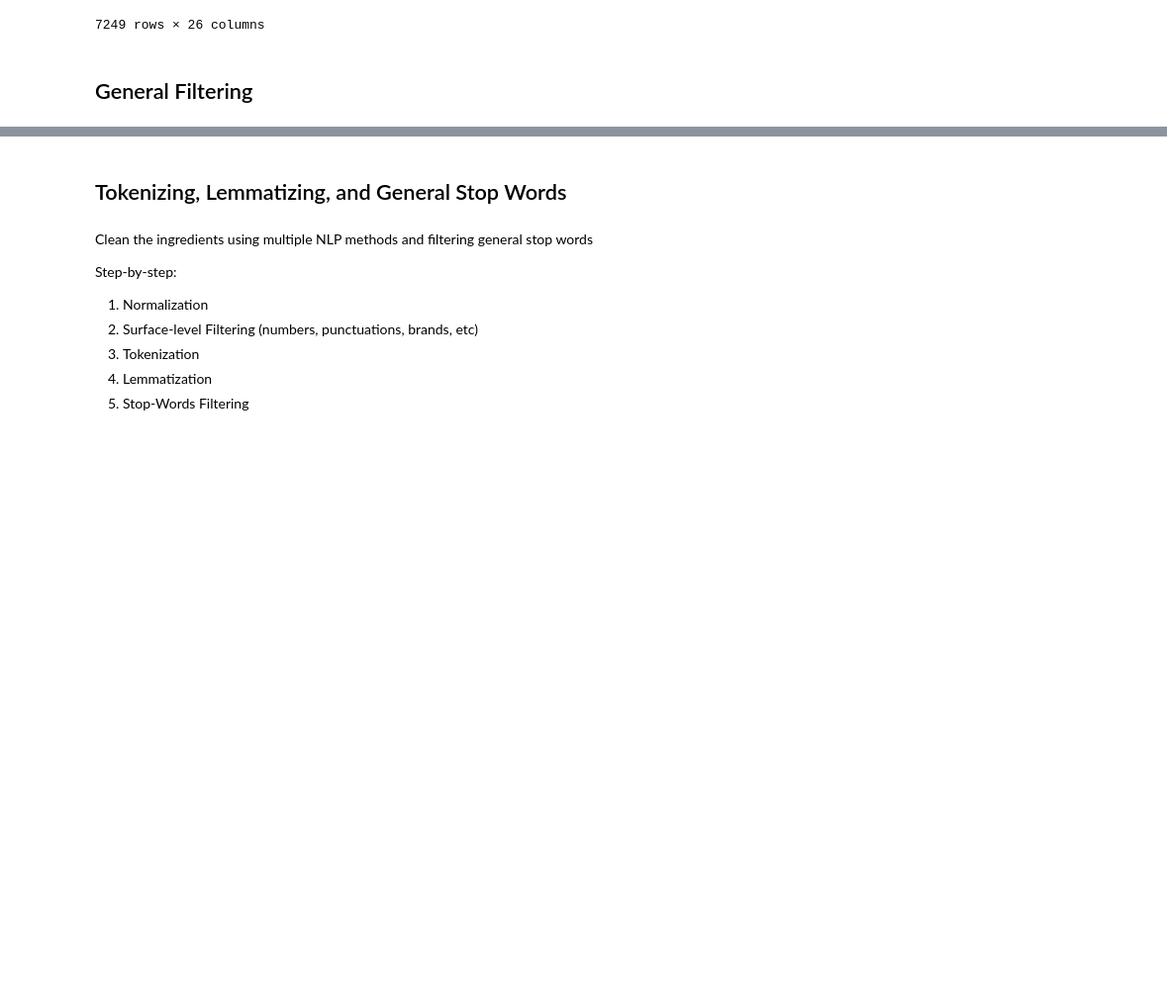
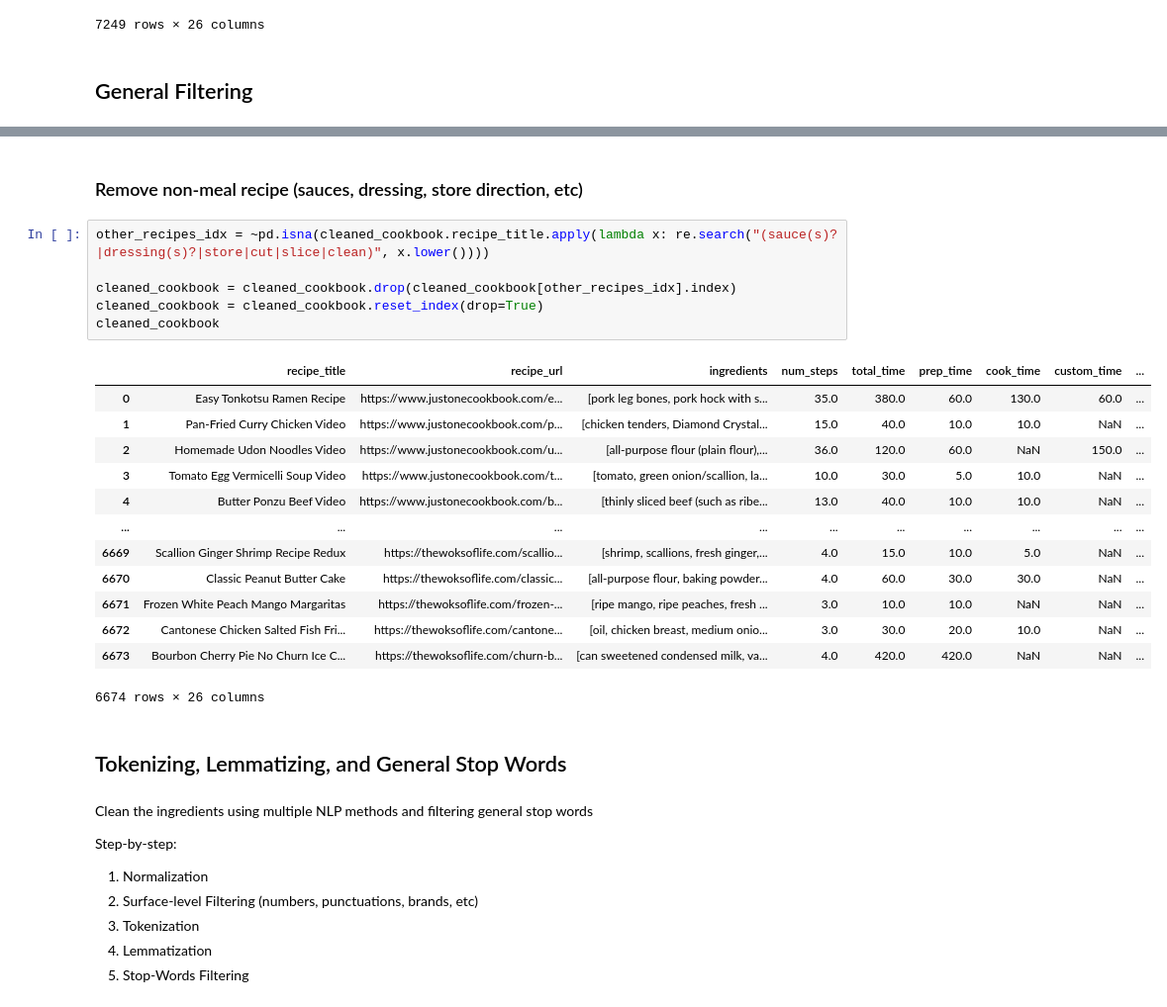
Before and after one commit to alfredmastan/food-recommendation, a Jupyter notebook: data_preprocessing.ipynb, the cells around one changed output, grey strips where cells are left out. Shown at 99% size. Saved outputs shown, nothing was run; the diff lists cells and outputs as text; blank space fills up the shorter version.

Commit message:
more cleaning + hyperparameter tuning

```diff
--- a/data_preprocessing.ipynb
+++ b/data_preprocessing.ipynb
@@ -56,4 +58,26 @@ cleaned_cookbook
 7150 rows × 26 columns
+# %% [markdown]
+### Remove non-meal recipe (sauces, dressing, store direction, etc)
+# %%
+other_recipes_idx = ~pd.isna(cleaned_cookbook.recipe_title.apply(lambda x: re.search("(sauce(s)?|dressing(s)?|store|cut|slice|clean)", x.lower())))
+
+cleaned_cookbook = cleaned_cookbook.drop(cleaned_cookbook[other_recipes_idx].index)
+cleaned_cookbook = cleaned_cookbook.reset_index(drop=True)
+cleaned_cookbook
+# %% [output]
+|  | recipe_title | recipe_url | ingredients | num_steps | total_time | prep_time | cook_time | custom_time | ... |
+| 0 | Easy Tonkotsu Ramen Recipe | https://www.justonecookbook.com/e... | [pork leg bones, pork hock with s... | 35.0 | 380.0 | 60.0 | 130.0 | 60.0 | ... |
+| 1 | Pan-Fried Curry Chicken Video | https://www.justonecookbook.com/p... | [chicken tenders, Diamond Crystal... | 15.0 | 40.0 | 10.0 | 10.0 | NaN | ... |
+| 2 | Homemade Udon Noodles Video | https://www.justonecookbook.com/u... | [all-purpose flour (plain flour),... | 36.0 | 120.0 | 60.0 | NaN | 150.0 | ... |
+| 3 | Tomato Egg Vermicelli Soup Video | https://www.justonecookbook.com/t... | [tomato, green onion/scallion, la... | 10.0 | 30.0 | 5.0 | 10.0 | NaN | ... |
+| 4 | Butter Ponzu Beef Video | https://www.justonecookbook.com/b... | [thinly sliced beef (such as ribe... | 13.0 | 40.0 | 10.0 | 10.0 | NaN | ... |
+| ... | ... | ... | ... | ... | ... | ... | ... | ... | ... |
+| 6669 | Scallion Ginger Shrimp Recipe Redux | https://thewoksoflife.com/scallio... | [shrimp, scallions, fresh ginger,... | 4.0 | 15.0 | 10.0 | 5.0 | NaN | ... |
+| 6670 | Classic Peanut Butter Cake | https://thewoksoflife.com/classic... | [all-purpose flour, baking powder... | 4.0 | 60.0 | 30.0 | 30.0 | NaN | ... |
+| 6671 | Frozen White Peach Mango Margaritas | https://thewoksoflife.com/frozen-... | [ripe mango, ripe peaches, fresh ... | 3.0 | 10.0 | 10.0 | NaN | NaN | ... |
+| 6672 | Cantonese Chicken Salted Fish Fri... | https://thewoksoflife.com/cantone... | [oil, chicken breast, medium onio... | 3.0 | 30.0 | 20.0 | 10.0 | NaN | ... |
+| 6673 | Bourbon Cherry Pie No Churn Ice C... | https://thewoksoflife.com/churn-b... | [can sweetened condensed milk, va... | 4.0 | 420.0 | 420.0 | NaN | NaN | ... |
+6674 rows × 26 columns
 # %% [markdown]
 ## Tokenizing, Lemmatizing, and General Stop Words
 # %% [markdown]
```
Also changed, not shown: parts of 9 cells of this notebook, 1 other file.
